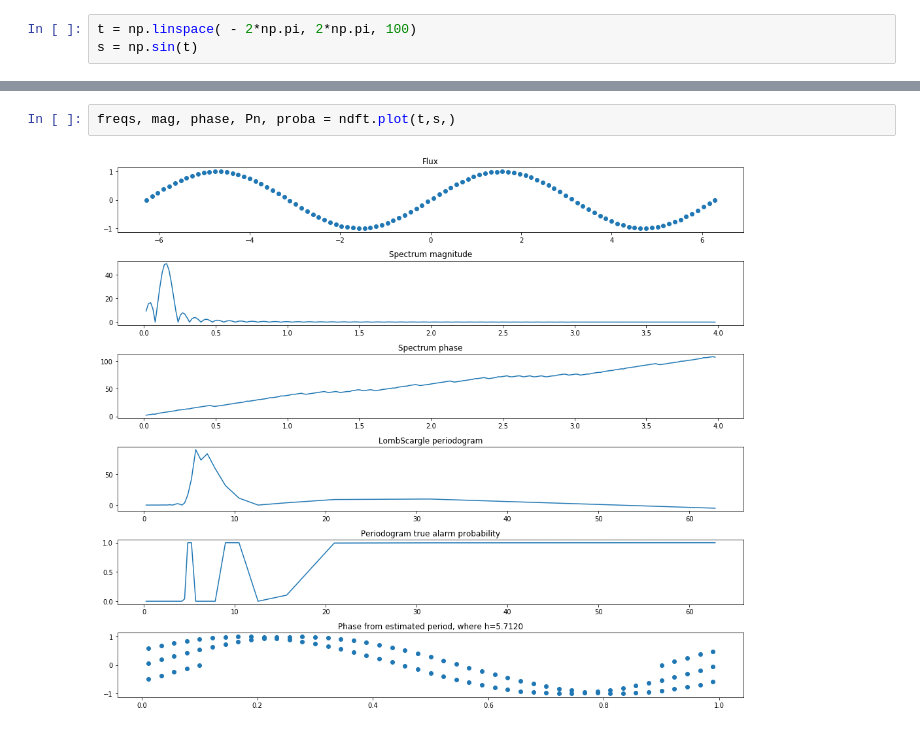
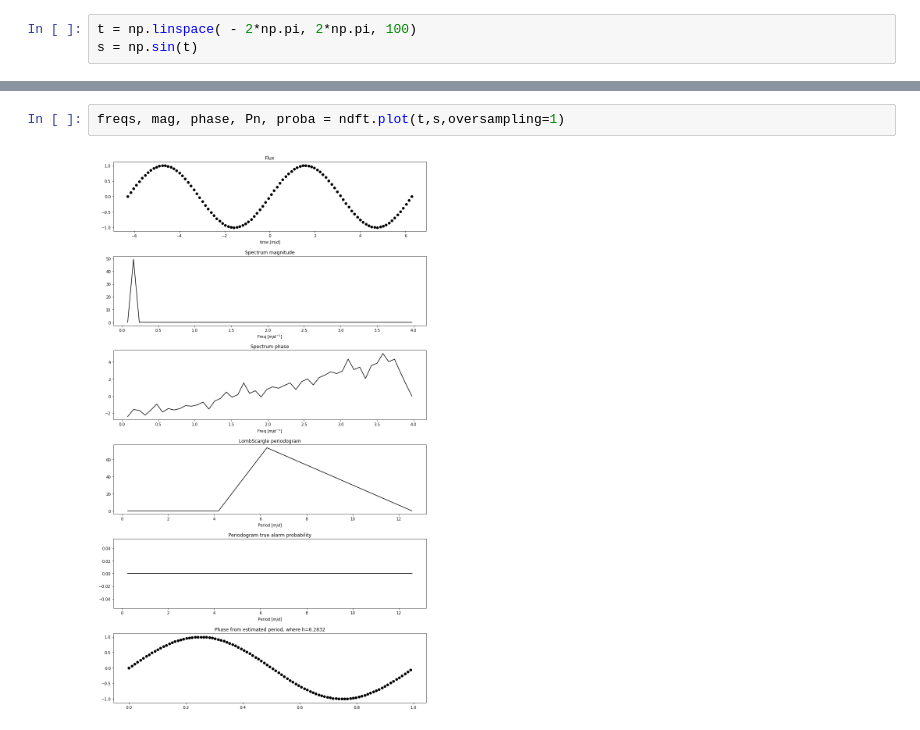
Before and after one commit to edumotya/pyriodogram, a Jupyter notebook: example.ipynb, the cells around one changed output, grey strips where cells are left out. Saved outputs shown, nothing was run; the diff lists cells and outputs as text.

```diff
--- a/example.ipynb
+++ b/example.ipynb
@@ -14,4 +7,4 @@ Text(0.5, 0, 'time [s]')
 # %%
-freqs, mag, phase, Pn, proba = ndft.plot(t,s,)
+freqs, mag, phase, Pn, proba = ndft.plot(t,s,oversampling=1)
 # %% [output]
-[figure, old version]
+[figure, new version]
```
Also changed, not shown: parts of 2 cells of this notebook.
